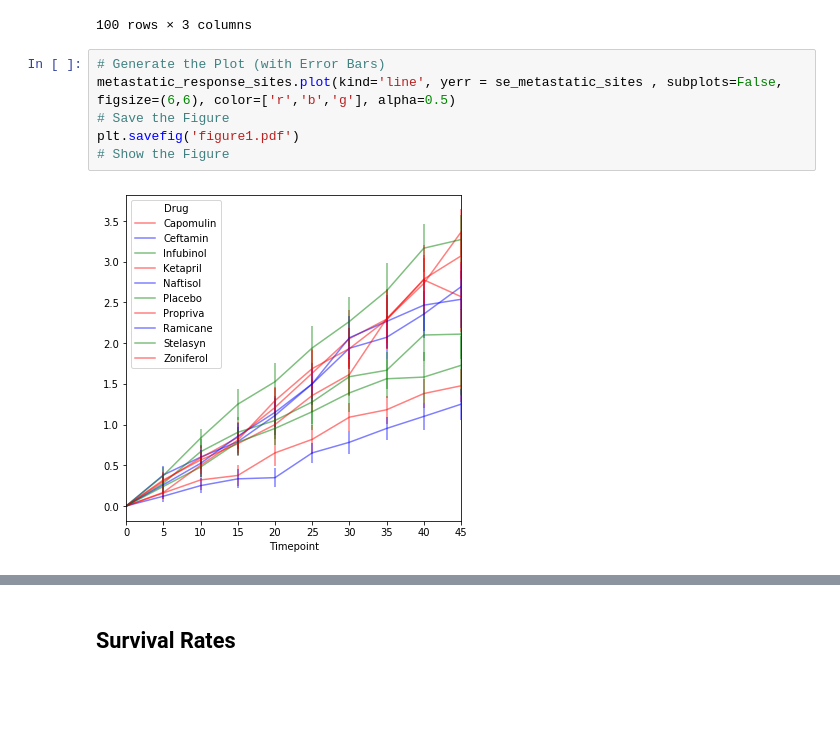
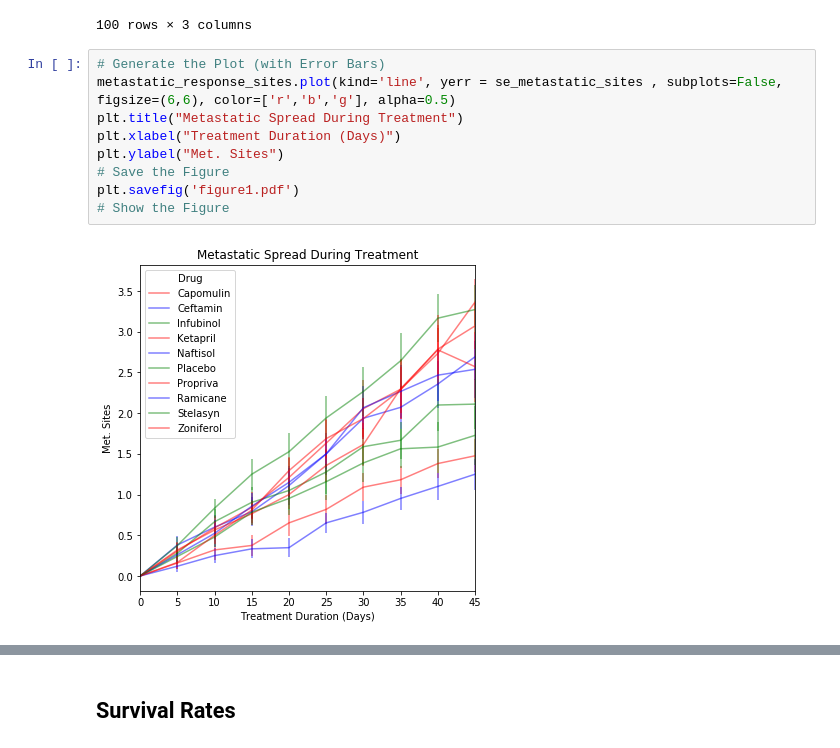
Before and after one commit to brenthl88/Matplotlib-Challenge, a Jupyter notebook: pymaceuticals_starter.ipynb, the cells around one changed output, grey strips where cells are left out. Saved outputs shown, nothing was run; the diff lists cells and outputs as text; blank space fills up the shorter version.

```diff
--- a/pymaceuticals_starter.ipynb
+++ b/pymaceuticals_starter.ipynb
@@ -292,11 +291,14 @@ metastatic_response_sites.head()
 # %%
 # Generate the Plot (with Error Bars)
 metastatic_response_sites.plot(kind='line', yerr = se_metastatic_sites , subplots=False, figsize=(6,6), color=['r','b','g'], alpha=0.5)
+plt.title("Metastatic Spread During Treatment")
+plt.xlabel("Treatment Duration (Days)")
+plt.ylabel("Met. Sites")
 # Save the Figure
 plt.savefig('figure1.pdf')
 # Show the Figure
 # %% [output]
-[figure, old version]
+[figure, new version]
 # %% [markdown]
 ![Metastatic Spread During Treatment](../Images/spread.png)
 # %% [markdown]
```
Also changed, not shown: parts of 3 cells of this notebook.
